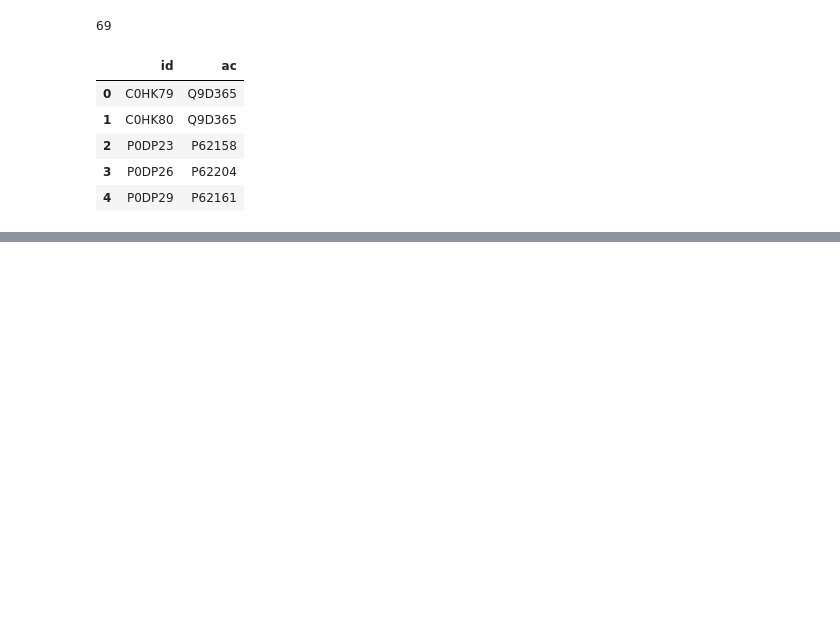
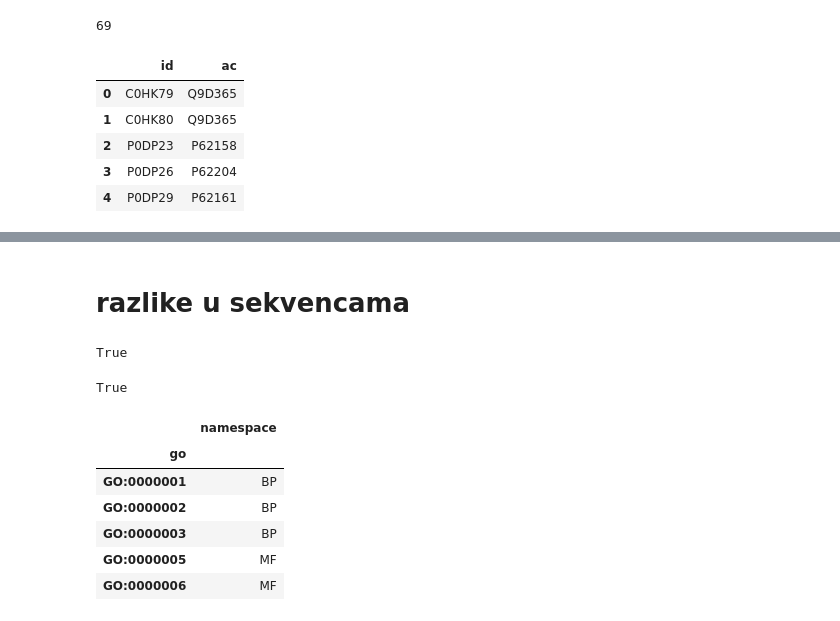
Before and after one commit to gvinterhalter/MASTER2, a Jupyter notebook: 0.1 UniPort merge pokusj.ipynb, the cells around one changed output, grey strips where cells are left out. Saved outputs shown, nothing was run; the diff lists cells and outputs as text; code cells hidden in the pictures; blank space fills up the shorter version.

```diff
--- a/0.1 UniPort merge pokusj.ipynb
+++ b/0.1 UniPort merge pokusj.ipynb
@@ -94,0 +86,2 @@ len(swiss_valid_ac)
+# %% [markdown]
+# razlike u sekvencama
@@ -94,0 +92,8 @@ len(swiss_valid_ac)
+# %%
+final_swis_seq =  sorted(final_swis_seq, key=lambda rec: rec.id)
+fianl_cafa =  sorted(fianl_cafa, key=lambda rec: rec.id)
+print(len(final_swis_seq) == len(final_swis_seq))
+all(x.id == y.id for x,y in zip(final_swis_seq,  fianl_cafa))
+# %% [output]
+True
+True
@@ -94,0 +107,13 @@ len(swiss_valid_ac)
+# %%
+go2namespace = sql("""
+select id as go, namespace from go
+""")
+go2namespace.head()
+# %% [output]
+|  | namespace |
+| go |  |
+| GO:0000001 | BP |
+| GO:0000002 | BP |
+| GO:0000003 | BP |
+| GO:0000005 | MF |
+| GO:0000006 | MF |
```
Also changed, not shown: parts of 24 cells of this notebook, 9 other files.
